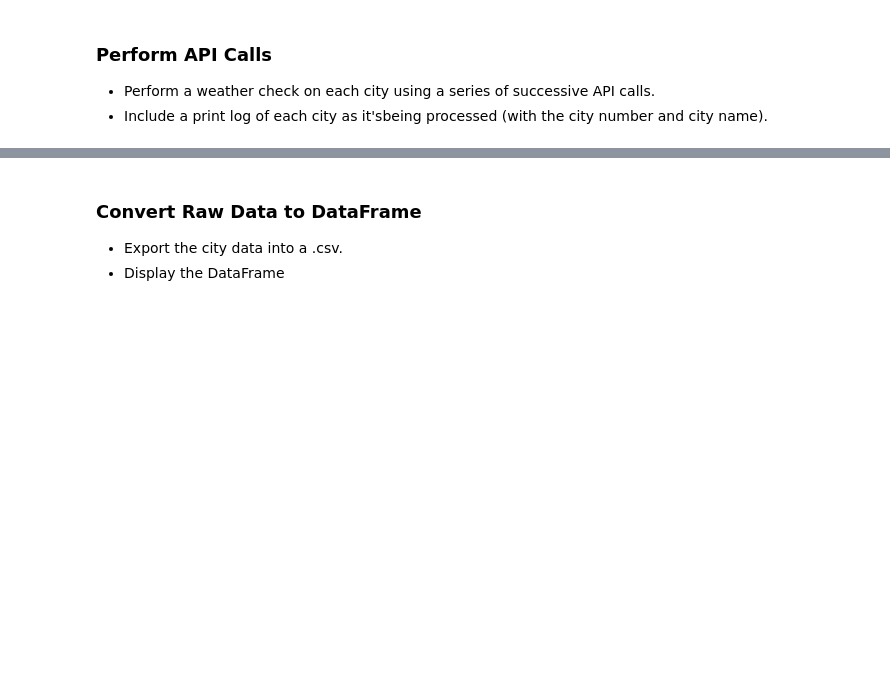
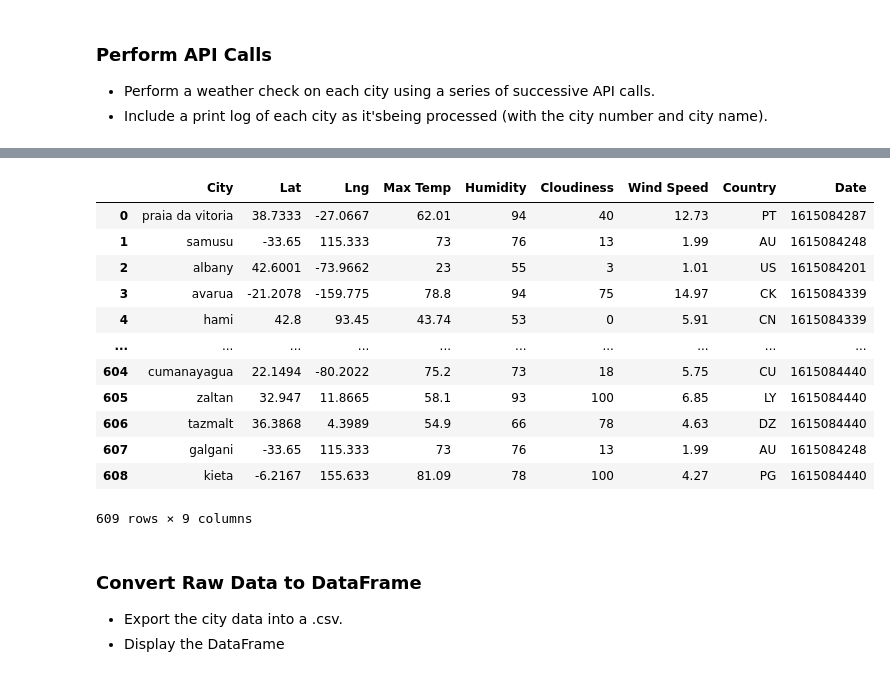
Before and after one commit to ccgrace/python-api-challenge, a Jupyter notebook: WeatherPy/WeatherPy.ipynb, the cells around one changed output, grey strips where cells are left out. Drawn from its saved outputs; the diff is of its cells as text; code cells hidden in the pictures; blank space fills up the shorter version.

Commit message:
pulled API data and created DF

```diff
--- a/WeatherPy/WeatherPy.ipynb
+++ b/WeatherPy/WeatherPy.ipynb
@@ -81,28 +80,28 @@ print("Beginning Data Retrieval")
 sets = 1
 number = 1
 
-# for city in cities:
-query = f'http://api.openweathermap.org/data/2.5/weather?q=busselton&units=imperial{key}'
 
-#     try:
-weather_response = requests.get(query).json()
-#print(f'Processing Record {number} of {sets} | {city}')
+for index,row in city_wx.iterrows():
+    query = f'http://api.openweathermap.org/data/2.5/weather?q={row["City"]}&units=imperial{key}'
+    try:
+        weather_response = requests.get(query).json()
+        print(f'Processing Record {number} of {sets} | {row["City"]}')
 
-city_wx["Lat"].append(weather_response['coord']['lat'])
-city_wx["Lng"].append(weather_response['coord']['lon'])
-city_wx["Max Temp"].append(weather_response['main']['temp_max'])
-city_wx["Humidity"].append(weather_response['main']['humidity'])
-city_wx['Cloudiness'].append(weather_response['clouds']['all'])
-city_wx["Wind Speed"].append(weather_response['wind']['speed'])
-city_wx["Country"].append(weather_response['sys']['country'])
-city_wx["Date"].append(weather_response['dt'])
+        city_wx.loc[index,"Lat"] = weather_response['coord']['lat']
+        city_wx.loc[index,"Lng"] = weather_response['coord']['lon']
+        city_wx.loc[index,"Max Temp"] = weather_response['main']['temp_max']
+        city_wx.loc[index,"Humidity"] = weather_response['main']['humidity']
+        city_wx.loc[index,'Cloudiness'] = weather_response['clouds']['all']
+        city_wx.loc[index,"Wind Speed"] = weather_response['wind']['speed']
+        city_wx.loc[index,"Country"] = weather_response['sys']['country']
+        city_wx.loc[index,"Date"] = weather_response['dt']
 
-#     except:
-#         print("City not found. Skipping...")
+    except:
+        print("City not found. Skipping...")
 
-#     number += 1
-#     if number == 51:
-#           sets += 1
-#           number = 1
+    number += 1
+    if number == 51:
+          sets += 1
+          number = 1
 # %% [output]
 Beginning Data Retrieval
@@ -125,3 +124,19 @@ KeyError: 'Lat'
+# %%
+city_wx
+# %% [output]
+|  | City | Lat | Lng | Max Temp | Humidity | Cloudiness | Wind Speed | Country | Date |
+| 0 | praia da vitoria | 38.7333 | -27.0667 | 62.01 | 94 | 40 | 12.73 | PT | 1615084287 |
+| 1 | samusu | -33.65 | 115.333 | 73 | 76 | 13 | 1.99 | AU | 1615084248 |
+| 2 | albany | 42.6001 | -73.9662 | 23 | 55 | 3 | 1.01 | US | 1615084201 |
+| 3 | avarua | -21.2078 | -159.775 | 78.8 | 94 | 75 | 14.97 | CK | 1615084339 |
+| 4 | hami | 42.8 | 93.45 | 43.74 | 53 | 0 | 5.91 | CN | 1615084339 |
+| ... | ... | ... | ... | ... | ... | ... | ... | ... | ... |
+| 604 | cumanayagua | 22.1494 | -80.2022 | 75.2 | 73 | 18 | 5.75 | CU | 1615084440 |
+| 605 | zaltan | 32.947 | 11.8665 | 58.1 | 93 | 100 | 6.85 | LY | 1615084440 |
+| 606 | tazmalt | 36.3868 | 4.3989 | 54.9 | 66 | 78 | 4.63 | DZ | 1615084440 |
+| 607 | galgani | -33.65 | 115.333 | 73 | 76 | 13 | 1.99 | AU | 1615084248 |
+| 608 | kieta | -6.2167 | 155.633 | 81.09 | 78 | 100 | 4.27 | PG | 1615084440 |
+609 rows × 9 columns
 # %% [markdown]
 ### Convert Raw Data to DataFrame
 * Export the city data into a .csv.
```
Also changed, not shown: parts of 4 cells of this notebook.
